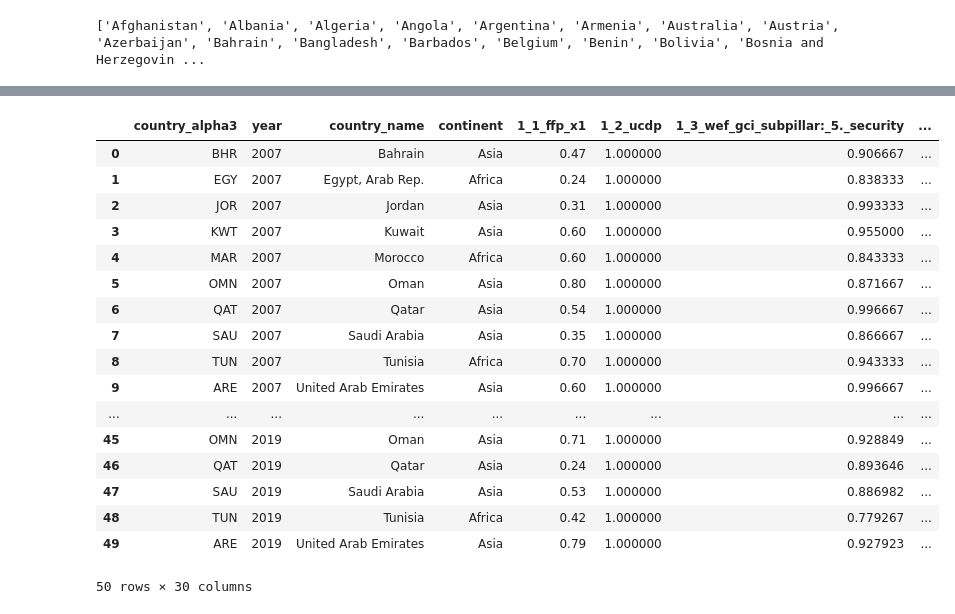
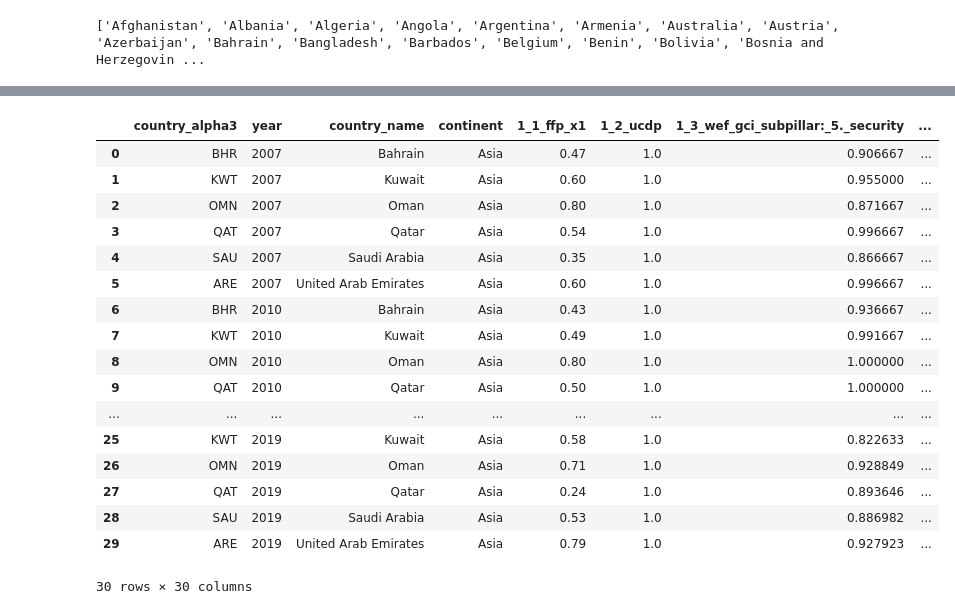
Before and after one commit to sergeimolinari/IDOS-PPP, a Jupyter notebook: src/idos_ppp/data_management/try.ipynb, the cells around one changed output, grey strips where cells are left out. Drawn from its saved outputs; the diff is of its cells as text; code cells hidden in the pictures.

Commit message:
Automatize process in order to analyze lists of countries.

```diff
--- a/src/idos_ppp/data_management/try.ipynb
+++ b/src/idos_ppp/data_management/try.ipynb
@@ -360,23 +304,24 @@ Saved gcc_and_repressive_countries data to /Users/sergeimolinari/Desktop/IDOS/ID
 # %%
 # Display the DataFrames
-gcc_and_repressive_countries_data = pd.read_csv(output_dir / "gcc_and_repressive_countries_data.csv")
-gcc_and_repressive_countries_data
+output_dir = BLD / "analysis"
+gcc_high_income_countries_data = pd.read_csv(output_dir / "gcc_high_income_countries_data.csv")
+gcc_high_income_countries_data
 # %% [output]
 |  | country_alpha3 | year | country_name | continent | 1_1_ffp_x1 | 1_2_ucdp | 1_3_wef_gci_subpillar:_5._security | ... |
-| 0 | BHR | 2007 | Bahrain | Asia | 0.47 | 1.000000 | 0.906667 | ... |
-| 1 | EGY | 2007 | Egypt, Arab Rep. | Africa | 0.24 | 1.000000 | 0.838333 | ... |
-| 2 | JOR | 2007 | Jordan | Asia | 0.31 | 1.000000 | 0.993333 | ... |
-| 3 | KWT | 2007 | Kuwait | Asia | 0.60 | 1.000000 | 0.955000 | ... |
-| 4 | MAR | 2007 | Morocco | Africa | 0.60 | 1.000000 | 0.843333 | ... |
-| 5 | OMN | 2007 | Oman | Asia | 0.80 | 1.000000 | 0.871667 | ... |
-| 6 | QAT | 2007 | Qatar | Asia | 0.54 | 1.000000 | 0.996667 | ... |
-| 7 | SAU | 2007 | Saudi Arabia | Asia | 0.35 | 1.000000 | 0.866667 | ... |
-| 8 | TUN | 2007 | Tunisia | Africa | 0.70 | 1.000000 | 0.943333 | ... |
-| 9 | ARE | 2007 | United Arab Emirates | Asia | 0.60 | 1.000000 | 0.996667 | ... |
+| 0 | BHR | 2007 | Bahrain | Asia | 0.47 | 1.0 | 0.906667 | ... |
+| 1 | KWT | 2007 | Kuwait | Asia | 0.60 | 1.0 | 0.955000 | ... |
+| 2 | OMN | 2007 | Oman | Asia | 0.80 | 1.0 | 0.871667 | ... |
+| 3 | QAT | 2007 | Qatar | Asia | 0.54 | 1.0 | 0.996667 | ... |
+| 4 | SAU | 2007 | Saudi Arabia | Asia | 0.35 | 1.0 | 0.866667 | ... |
+| 5 | ARE | 2007 | United Arab Emirates | Asia | 0.60 | 1.0 | 0.996667 | ... |
+| 6 | BHR | 2010 | Bahrain | Asia | 0.43 | 1.0 | 0.936667 | ... |
+| 7 | KWT | 2010 | Kuwait | Asia | 0.49 | 1.0 | 0.991667 | ... |
+| 8 | OMN | 2010 | Oman | Asia | 0.80 | 1.0 | 1.000000 | ... |
+| 9 | QAT | 2010 | Qatar | Asia | 0.50 | 1.0 | 1.000000 | ... |
 | ... | ... | ... | ... | ... | ... | ... | ... | ... |
-| 45 | OMN | 2019 | Oman | Asia | 0.71 | 1.000000 | 0.928849 | ... |
-| 46 | QAT | 2019 | Qatar | Asia | 0.24 | 1.000000 | 0.893646 | ... |
-| 47 | SAU | 2019 | Saudi Arabia | Asia | 0.53 | 1.000000 | 0.886982 | ... |
-| 48 | TUN | 2019 | Tunisia | Africa | 0.42 | 1.000000 | 0.779267 | ... |
-| 49 | ARE | 2019 | United Arab Emirates | Asia | 0.79 | 1.000000 | 0.927923 | ... |
+| 25 | KWT | 2019 | Kuwait | Asia | 0.58 | 1.0 | 0.822633 | ... |
+| 26 | OMN | 2019 | Oman | Asia | 0.71 | 1.0 | 0.928849 | ... |
+| 27 | QAT | 2019 | Qatar | Asia | 0.24 | 1.0 | 0.893646 | ... |
+| 28 | SAU | 2019 | Saudi Arabia | Asia | 0.53 | 1.0 | 0.886982 | ... |
+| 29 | ARE | 2019 | United Arab Emirates | Asia | 0.79 | 1.0 | 0.927923 | ... |
-50 rows × 30 columns
+30 rows × 30 columns
```
Also changed, not shown: parts of 3 cells of this notebook, 4 other files.
